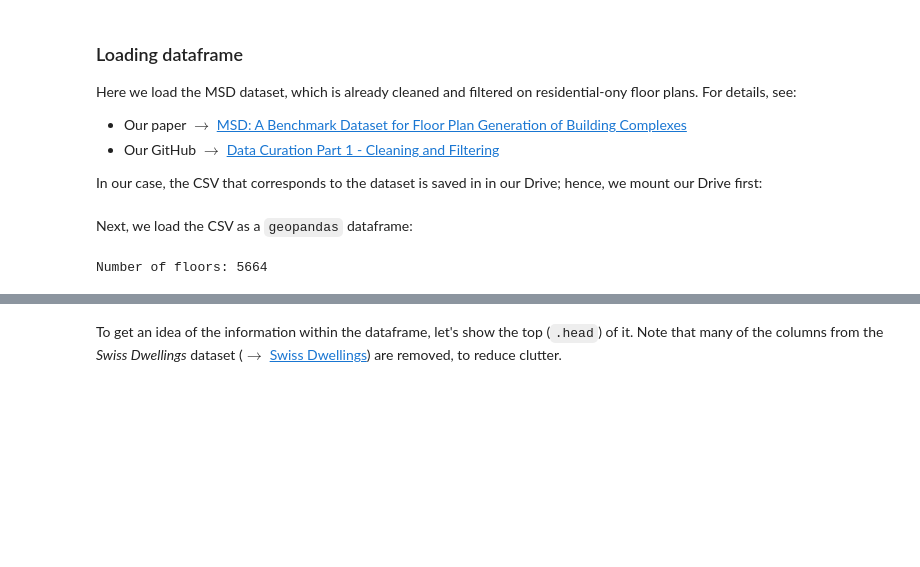
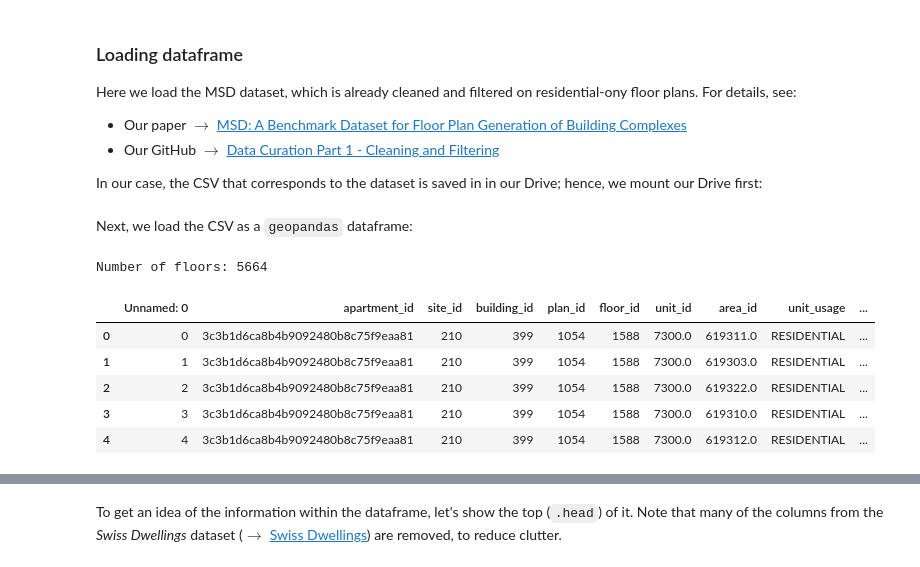
Before and after one commit to snt-arg/msd, a Jupyter notebook: NB - Data Curation 2.1 - Graph Extraction Apartment Level.ipynb, the cells around one changed output, grey strips where cells are left out. Cells and saved outputs as stored; diff of their text form; code cells hidden in the pictures; blank space fills up the shorter version.

```diff
--- a/NB - Data Curation 2.1 - Graph Extraction Apartment Level.ipynb
+++ b/NB - Data Curation 2.1 - Graph Extraction Apartment Level.ipynb
@@ -49,12 +42,23 @@ Next, we load the CSV as a `geopandas` dataframe:
 # %%
 import pandas as pd
 from geopandas import GeoDataFrame as gdf
+import matplotlib.pyplot as plt
 
 # Imports dataframe
-#DF = gdf(pd.read_csv('/content/drive/MyDrive/Colab Notebooks/Data/MSD Table/MSD 5.664k (V1).csv'))  # ! change to your directory
-DF = gdf(pd.read_csv('data/MSD 5.664k (V1).csv'))
+# DF = gdf(pd.read_csv('/content/drive/MyDrive/Colab Notebooks/Data/MSD Table/MSD 5.664k (V1).csv'))  # ! change to your directory
+from shapely import wkt
 
+DF = gdf(pd.read_csv('data/MSD 5.664k (V1).csv'))  # ! change to your directory
+
+floor_ids = DF.floor_id.unique()
 # Checks dataset size
 print(f'Number of floors: {DF.floor_id.nunique()}')
+DF.head()
 # %% [output]
 Number of floors: 5664
+|  | Unnamed: 0 | apartment_id | site_id | building_id | plan_id | floor_id | unit_id | area_id | unit_usage | ... |
+| 0 | 0 | 3c3b1d6ca8b4b9092480b8c75f9eaa81 | 210 | 399 | 1054 | 1588 | 7300.0 | 619311.0 | RESIDENTIAL | ... |
+| 1 | 1 | 3c3b1d6ca8b4b9092480b8c75f9eaa81 | 210 | 399 | 1054 | 1588 | 7300.0 | 619303.0 | RESIDENTIAL | ... |
+| 2 | 2 | 3c3b1d6ca8b4b9092480b8c75f9eaa81 | 210 | 399 | 1054 | 1588 | 7300.0 | 619322.0 | RESIDENTIAL | ... |
+| 3 | 3 | 3c3b1d6ca8b4b9092480b8c75f9eaa81 | 210 | 399 | 1054 | 1588 | 7300.0 | 619310.0 | RESIDENTIAL | ... |
+| 4 | 4 | 3c3b1d6ca8b4b9092480b8c75f9eaa81 | 210 | 399 | 1054 | 1588 | 7300.0 | 619312.0 | RESIDENTIAL | ... |
```
Also changed, not shown: parts of 21 cells of this notebook.
